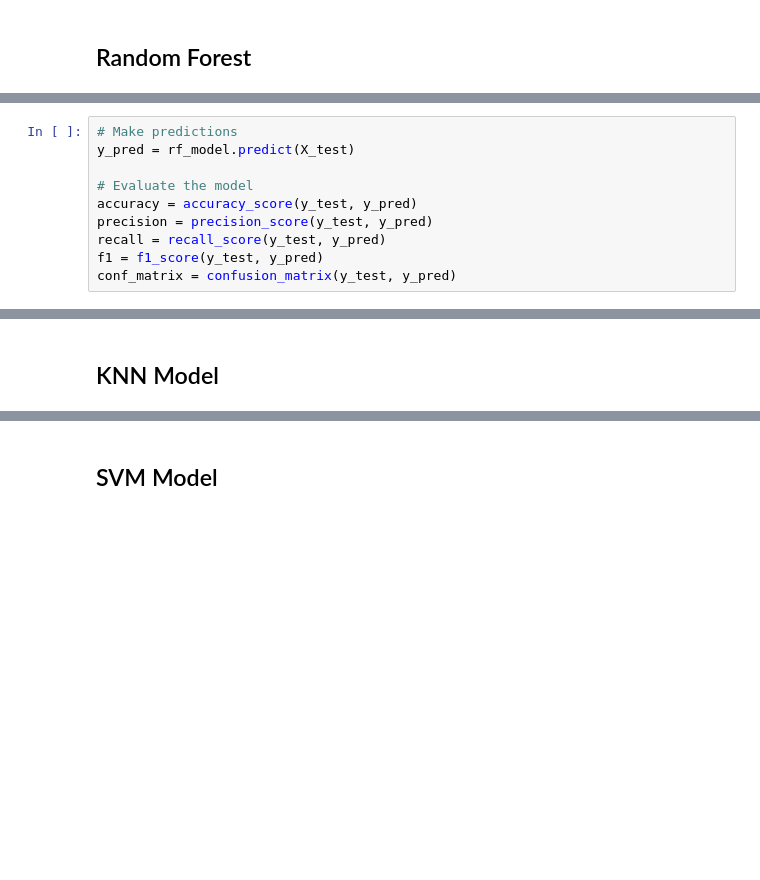
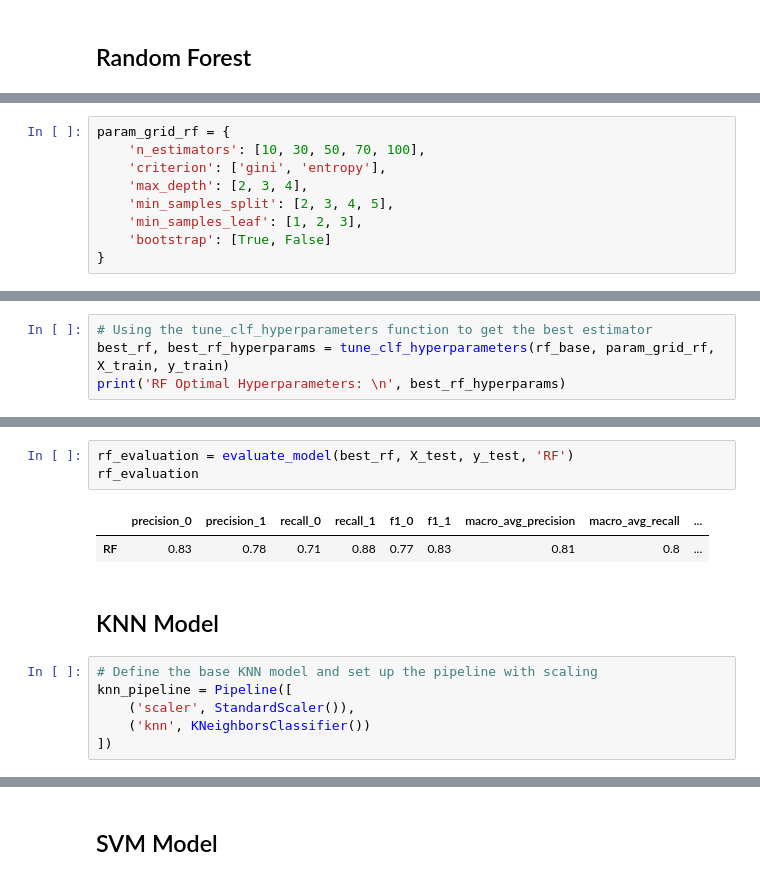
Before and after one commit to aaviix/HEART-DISEASES-PREDICTION-MACHINE-LEARNING-, a Jupyter notebook: heart-disease-prediction.ipynb, the cells around one changed output, grey strips where cells are left out. Saved outputs shown, nothing was run; the diff lists cells and outputs as text; blank space fills up the shorter version.

```diff
--- a/heart-disease-prediction.ipynb
+++ b/heart-disease-prediction.ipynb
@@ -420,10 +561,9 @@ RandomForestClassifier(random_state=42)
 # %%
-# Make predictions
-y_pred = rf_model.predict(X_test)
-
-# Evaluate the model
-accuracy = accuracy_score(y_test, y_pred)
-precision = precision_score(y_test, y_pred)
-recall = recall_score(y_test, y_pred)
-f1 = f1_score(y_test, y_pred)
-conf_matrix = confusion_matrix(y_test, y_pred)
+param_grid_rf = {
+    'n_estimators': [10, 30, 50, 70, 100],
+    'criterion': ['gini', 'entropy'],
+    'max_depth': [2, 3, 4],
+    'min_samples_split': [2, 3, 4, 5],
+    'min_samples_leaf': [1, 2, 3],
+    'bootstrap': [True, False]
+}
@@ -468,0 +570,4 @@ plt.show()
+# %%
+# Using the tune_clf_hyperparameters function to get the best estimator
+best_rf, best_rf_hyperparams = tune_clf_hyperparameters(rf_base, param_grid_rf, X_train, y_train)
+print('RF Optimal Hyperparameters: \n', best_rf_hyperparams)
@@ -469,2 +601,14 @@ plt.show()
+# %%
+rf_evaluation = evaluate_model(best_rf, X_test, y_test, 'RF')
+rf_evaluation
+# %% [output]
+|  | precision_0 | precision_1 | recall_0 | recall_1 | f1_0 | f1_1 | macro_avg_precision | macro_avg_recall | ... |
+| RF | 0.83 | 0.78 | 0.71 | 0.88 | 0.77 | 0.83 | 0.81 | 0.8 | ... |
 # %% [markdown]
 ## KNN Model
+# %%
+# Define the base KNN model and set up the pipeline with scaling
+knn_pipeline = Pipeline([
+    ('scaler', StandardScaler()),
+    ('knn', KNeighborsClassifier())
+])
```
Also changed, not shown: parts of 38 cells of this notebook.
